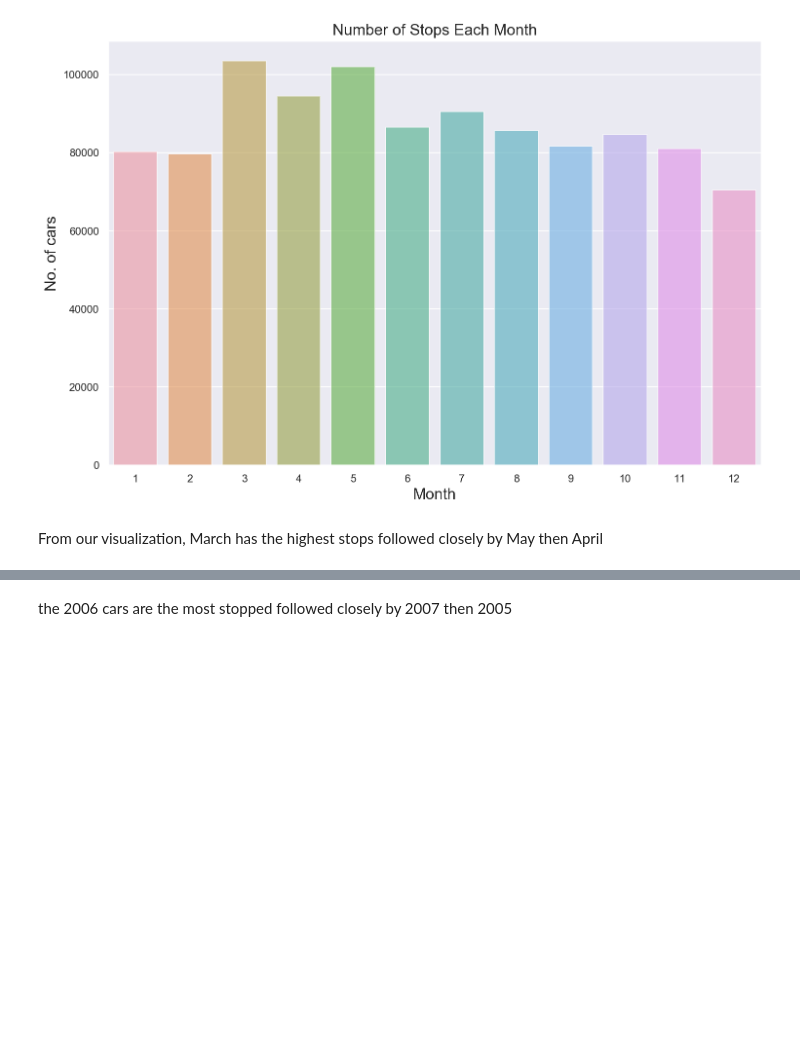
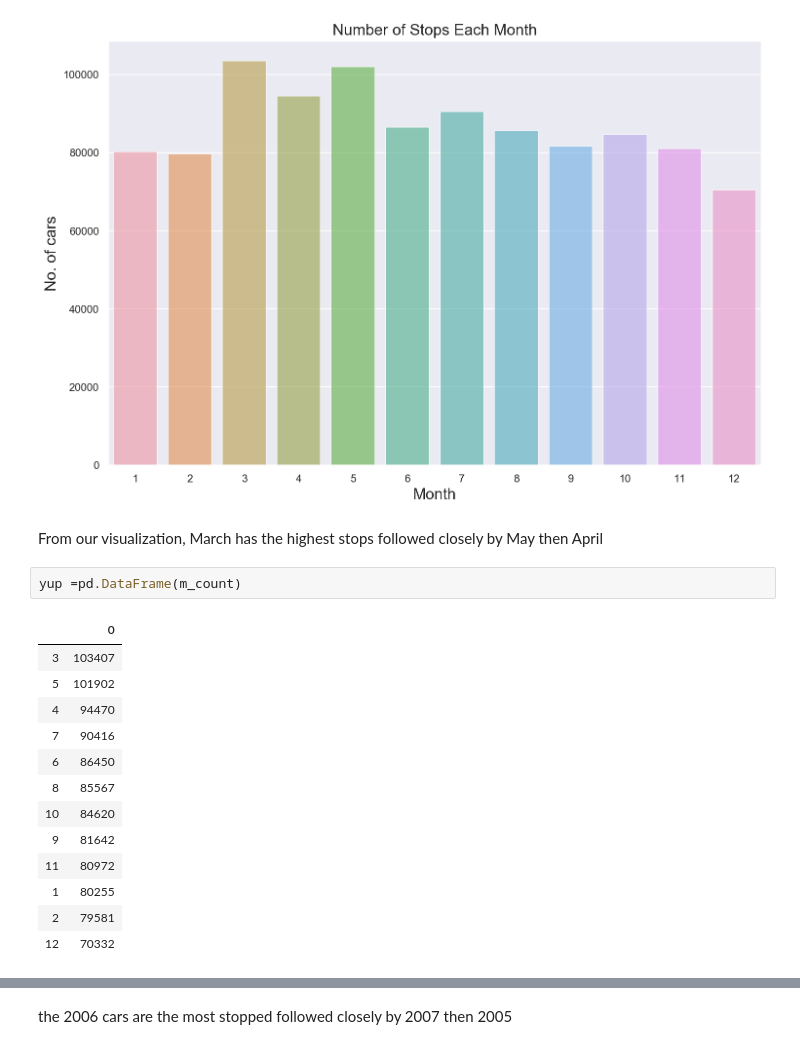
Before and after one commit to Dantarshi/Traffic-Stops, a Jupyter notebook: Traffic Stops.ipynb, the cells around one changed output, grey strips where cells are left out. Cells and saved outputs as stored; diff of their text form; blank space fills up the shorter version.

```diff
--- a/Traffic Stops.ipynb
+++ b/Traffic Stops.ipynb
@@ -308,6 +310,22 @@ plt.show();
 [figure]
 # %% [markdown]
 From our visualization, March has the highest stops followed closely by May then April
+# %%
+yup =pd.DataFrame(m_count)
+# %% [output]
+|  | 0 |
+| 3 | 103407 |
+| 5 | 101902 |
+| 4 | 94470 |
+| 7 | 90416 |
+| 6 | 86450 |
+| 8 | 85567 |
+| 10 | 84620 |
+| 9 | 81642 |
+| 11 | 80972 |
+| 1 | 80255 |
+| 2 | 79581 |
+| 12 | 70332 |
 # %%
 # examine the year model of the vehicles stopped
 pd.DataFrame(data['Year'].value_counts()).nlargest(10, columns = ['Year'])
```
Also changed, not shown: parts of 22 cells of this notebook.
